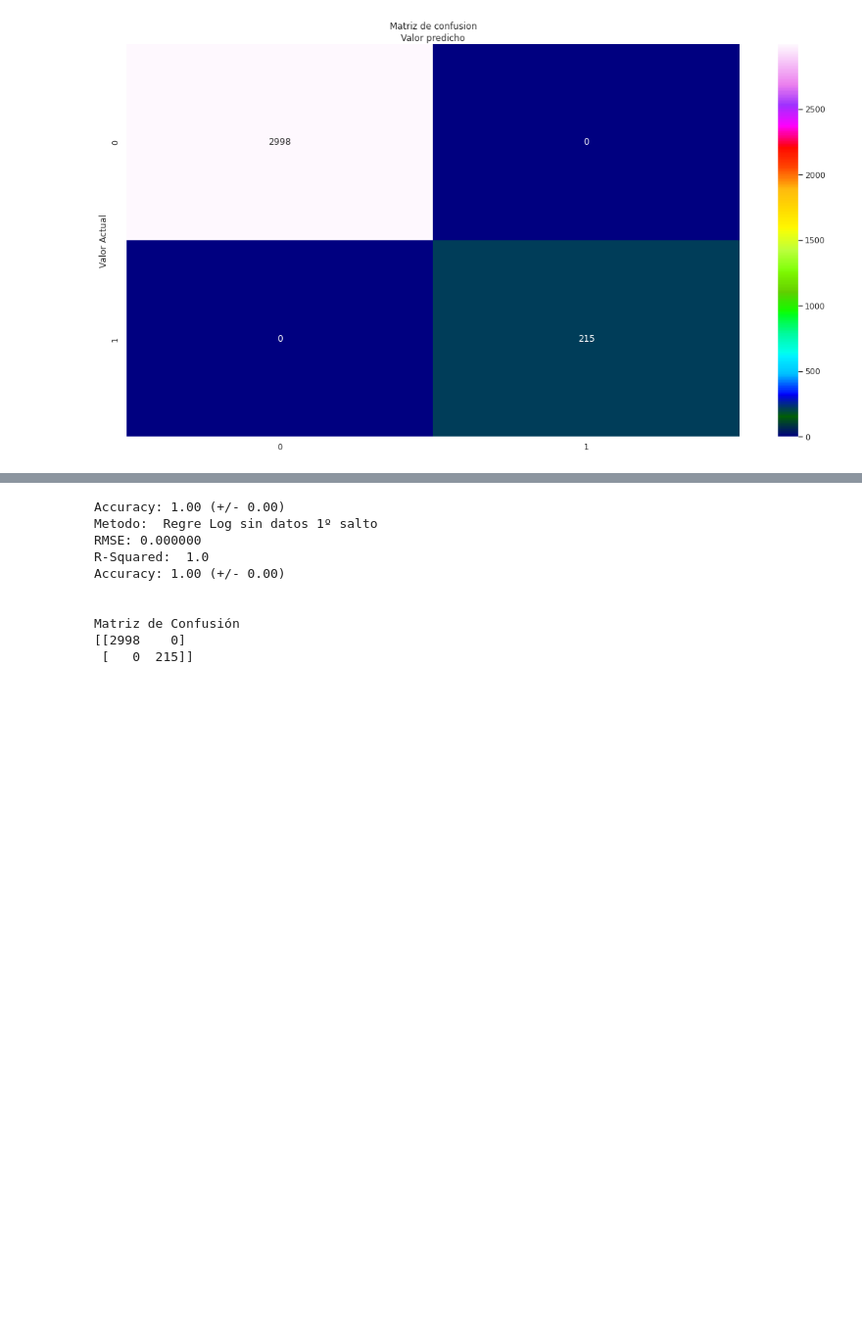
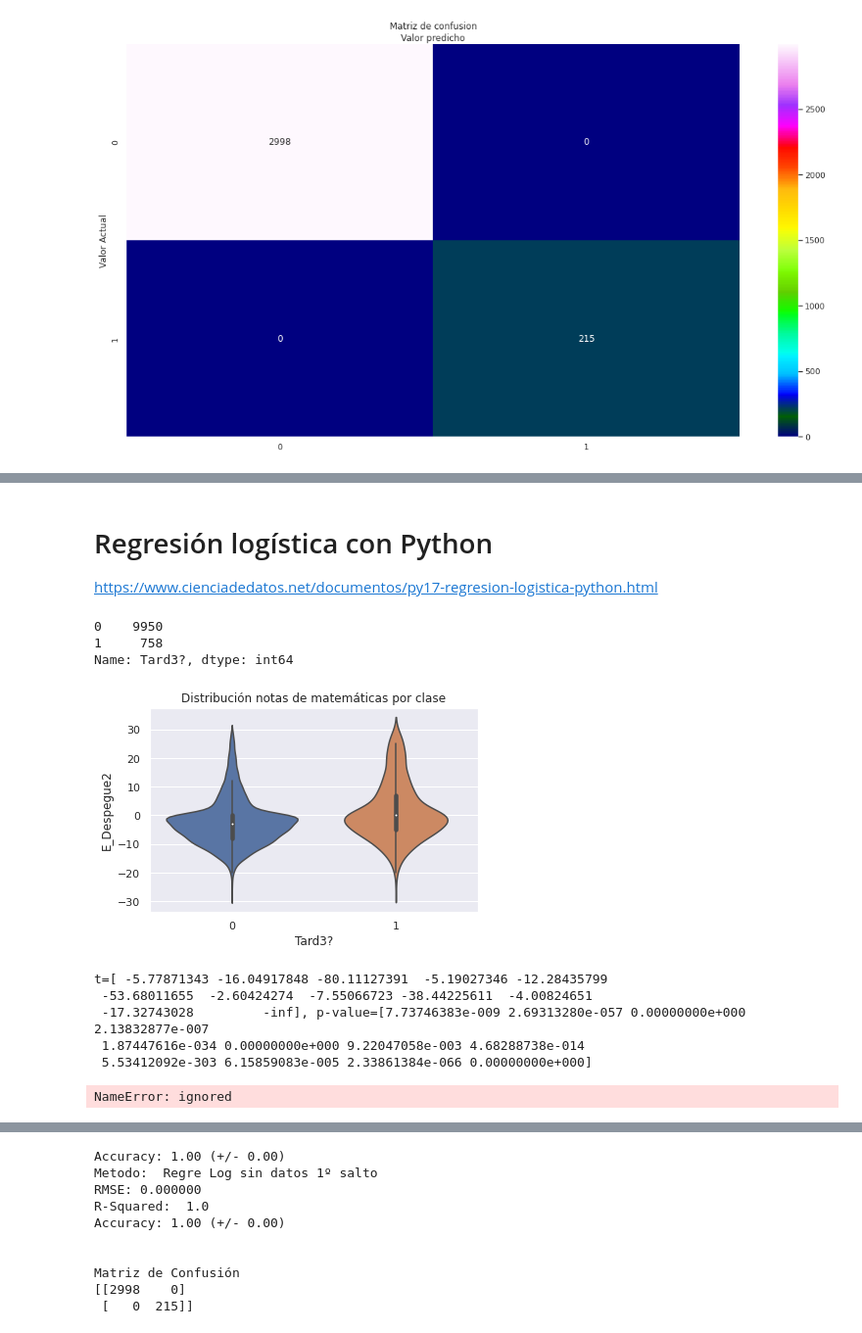
Before and after one commit to JMML2021/Avaluaci-final-per-passar-a-projecte, a Jupyter notebook: Companyia Aerea Algoritmes d’aprenentatge supervisat.ipynb, the cells around one changed output, grey strips where cells are left out. Shown at 98% size. Drawn from its saved outputs; the diff is of its cells as text; code cells hidden in the pictures; blank space fills up the shorter version.

```diff
--- a/Companyia Aerea Algoritmes d’aprenentatge supervisat.ipynb
+++ b/Companyia Aerea Algoritmes d’aprenentatge supervisat.ipynb
@@ -447,0 +476,63 @@ Matriz de Confusión
+# %% [markdown]
+# Regresión logística con Python
+
+https://www.cienciadedatos.net/documentos/py17-regresion-logistica-python.html
+# %%
+# Número de obsercaciones por clase
+# ==============================================================================
+df2['Tard3?'].value_counts().sort_index()
+# %% [output]
+0    9950
+1     758
+Name: Tard3?, dtype: int64
+# %%
+# Gráfico
+# ==============================================================================
+fig, ax = plt.subplots(figsize=(6, 3.84))
+
+sns.violinplot(
+        x     = 'Tard3?',
+        y     = 'E_Despegue2',
+        data  = df2,
+        #color = "white",
+        ax    = ax
+    )
+
+ax.set_title('Distribución notas de matemáticas por clase');
+# %% [output]
+[figure, added]
+# %%
+# T-test entre clases
+# ==============================================================================
+from statsmodels.stats.weightstats import ttest_ind
+
+
+res_ttest = ttest_ind(
+                x1 = df2[df2['Tard3?'] == 0],
+                x2 = df2[df2['Tard3?'] == 1],
+                alternative='two-sided'
+            )
+print(f"t={res_ttest[0]}, p-value={res_ttest[1]}")
+# %% [output]
+t=[ -5.77871343 -16.04917848 -80.11127391  -5.19027346 -12.28435799
+ -53.68011655  -2.60424274  -7.55066723 -38.44225611  -4.00824651
+ -17.32743028         -inf], p-value=[7.73746383e-009 2.69313280e-057 0.00000000e+000 2.13832877e-007
+ 1.87447616e-034 0.00000000e+000 9.22047058e-003 4.68288738e-014
+ 5.53412092e-303 6.15859083e-005 2.33861384e-066 0.00000000e+000]
+# %%
+# Predicciones en todo el rango de X
+# ==============================================================================
+# Se crea un vector con nuevos valores interpolados en el rango de observaciones.
+
+import statsmodels.api as sm
+
+grid_X = np.linspace(
+            start = min(df2.E_Despegue2),
+            stop  = max(df2.E_Despegue2),
+            num   = 200
+         ).reshape(-1,1)
+
+grid_X = sm.add_constant(grid_X, prepend=True)
+predicciones = modelo.predict(exog = grid_X)
+# %% [output]
+NameError: ignored
```
Also changed, not shown: parts of 6 cells of this notebook.
